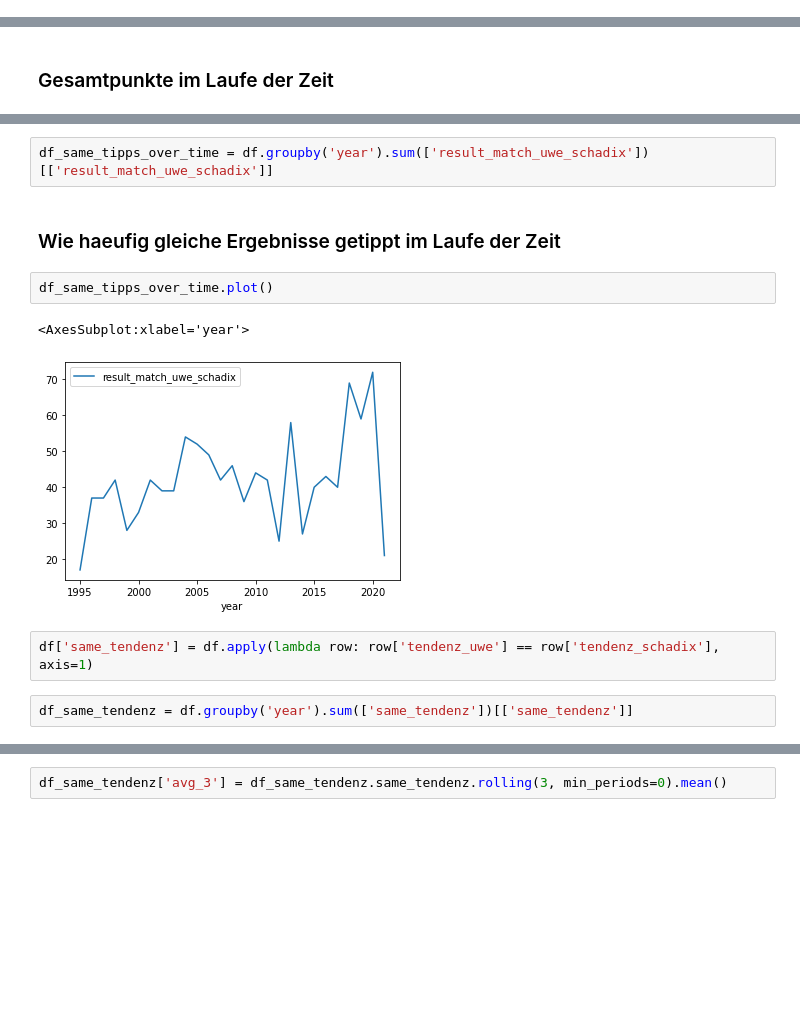
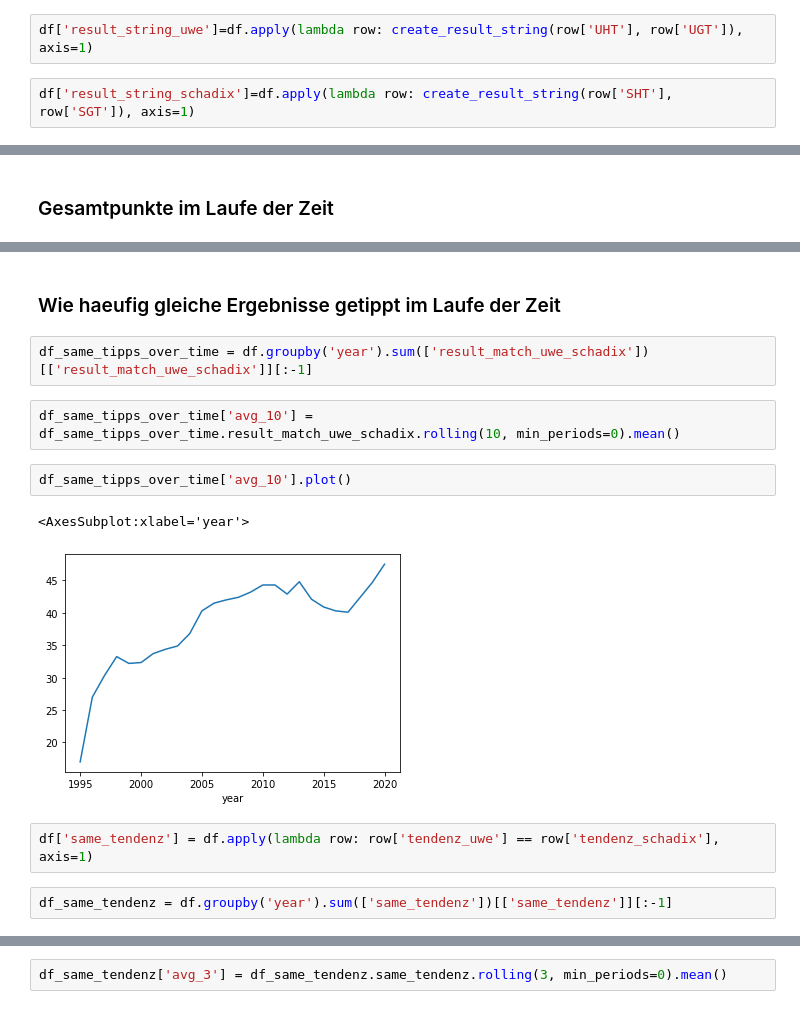
Before and after one commit to Schadix/biertoto_python, a Jupyter notebook: biertoto.ipynb, the cells around one changed output, grey strips where cells are left out. Drawn from its saved outputs; the diff is of its cells as text; blank space fills up the shorter version.

```diff
--- a/biertoto.ipynb
+++ b/biertoto.ipynb
@@ -148,3 +150,7 @@ df = df.set_index('year')
+# %%
+df['result_string_uwe']=df.apply(lambda row: create_result_string(row['UHT'], row['UGT']), axis=1)
+# %%
+df['result_string_schadix']=df.apply(lambda row: create_result_string(row['SHT'], row['SGT']), axis=1)
 # %%
 df
 # %% [output]
@@ -195,16 +226,18 @@ df_points_sum.cumsum().plot()
+# %% [markdown]
+### Wie haeufig gleiche Ergebnisse getippt im Laufe der Zeit
 # %%
-df_same_tipps_over_time = df.groupby('year').sum(['result_match_uwe_schadix'])[['result_match_uwe_schadix']]
+df_same_tipps_over_time = df.groupby('year').sum(['result_match_uwe_schadix'])[['result_match_uwe_schadix']][:-1]
-# %% [markdown]
-### Wie haeufig gleiche Ergebnisse getippt im Laufe der Zeit
+# %%
+df_same_tipps_over_time['avg_10'] = df_same_tipps_over_time.result_match_uwe_schadix.rolling(10, min_periods=0).mean()
 # %%
-df_same_tipps_over_time.plot()
+df_same_tipps_over_time['avg_10'].plot()
 # %% [output]
 <AxesSubplot:xlabel='year'>
-[figure, old version]
+[figure, new version]
 # %%
 df['same_tendenz'] = df.apply(lambda row: row['tendenz_uwe'] == row['tendenz_schadix'], axis=1)
 # %%
-df_same_tendenz = df.groupby('year').sum(['same_tendenz'])[['same_tendenz']]
+df_same_tendenz = df.groupby('year').sum(['same_tendenz'])[['same_tendenz']][:-1]
 # %%
 df_same_tendenz.plot()
 # %% [output]
```
Also changed, not shown: parts of 31 cells of this notebook.
